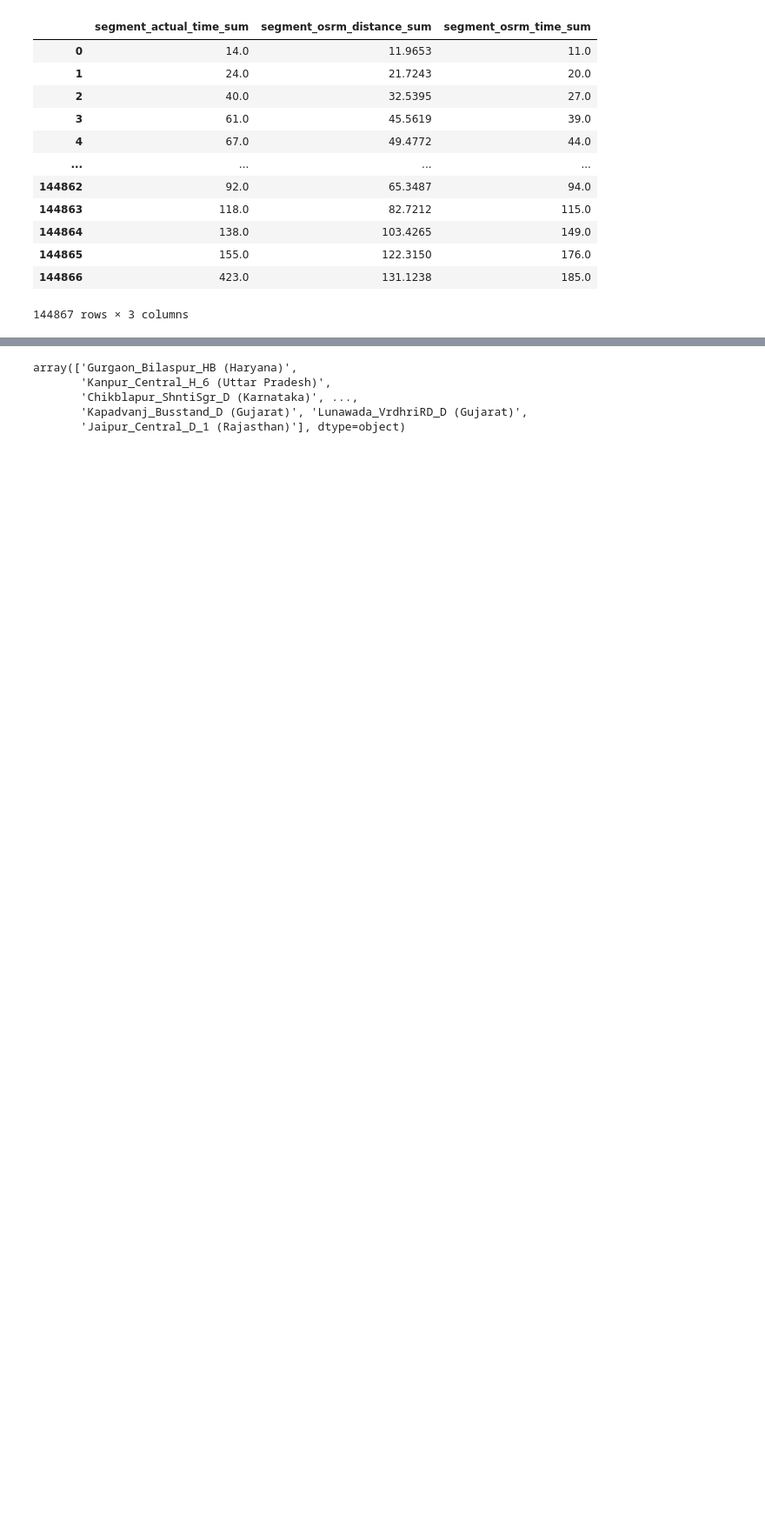
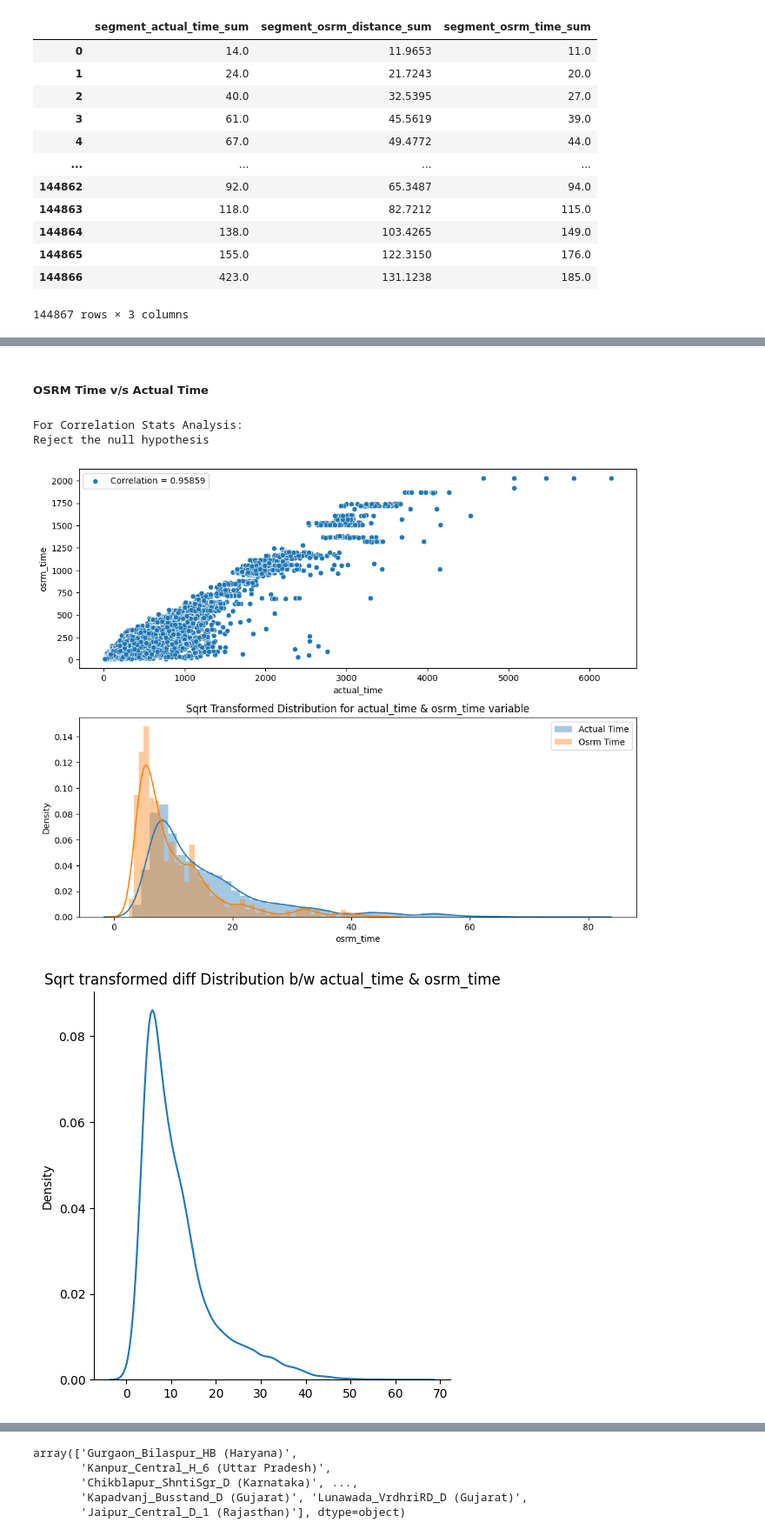
Before and after one commit to trehansalil/delhivery_analysis, a Jupyter notebook: analysis.ipynb, the cells around one changed output, grey strips where cells are left out. Shown at 87% size. Cells and saved outputs as stored; diff of their text form; code cells hidden in the pictures; blank space fills up the shorter version.

```diff
--- a/analysis.ipynb
+++ b/analysis.ipynb
@@ -358,0 +419,32 @@ trip['destination_center_alpha_id'] = trip['destination_center'].apply(lambda x:
+# %%
+# Extracting information from source center and destination center
+# lowering all columns
+
+trip['destination_name'] = trip['destination_name'].str.lower()
+trip['source_name'] = trip['source_name'].str.lower()
+
+trip['source_center_zipcode'] = trip['source_center'].apply(lambda x: info_collector(x, index=1))
+trip['source_center_alpha_id'] = trip['source_center'].apply(lambda x: info_collector(x, index=2))
+
+trip['source_state'] = trip['source_name'].apply(lambda x: place2state(x))
+trip['source_city']  = trip['source_name'].apply(lambda x: place2city(x))
+trip['source_place'] = trip['source_name'].apply(lambda x: place2city_place(x))
+trip['source_code']  = trip['source_name'].apply(lambda x: place2code(x))
+
+trip['destination_center_zipcode'] = trip['destination_center'].apply(lambda x: info_collector(x, index=1))
+trip['destination_center_alpha_id'] = trip['destination_center'].apply(lambda x: info_collector(x, index=2))
+
+trip['destination_state'] = trip['destination_name'].apply(lambda x: place2state(x))
+trip['destination_city']  = trip['destination_name'].apply(lambda x: place2city(x))
+trip['destination_place'] = trip['destination_name'].apply(lambda x: place2city_place(x))
+trip['destination_code']  = trip['destination_name'].apply(lambda x: place2code(x))
+
+# Creating some datetime features from trip_creation_time
+trip['trip_hour'] = trip.trip_creation_time.dt.hour
+trip['trip_time_of_day'] = trip['trip_hour'].apply(lambda x: 'Night' if (x<7) | (x>22) else ('Morning' if x<10 else ('Afternoon' if x<16 else 'Evening'))).astype('category')
+trip['trip_date'] = trip.trip_creation_time.dt.date
+trip['trip_day'] = trip.trip_creation_time.dt.day
+trip['trip_month'] = trip.trip_creation_time.dt.month
+trip['trip_year'] = trip.trip_creation_time.dt.year
+trip['trip_week'] = trip['trip_creation_time'].dt.isocalendar().week
+trip['trip_dayofweek'] = trip['trip_creation_time'].dt.dayofweek
@@ -358,0 +539,17 @@ trip['destination_center_alpha_id'] = trip['destination_center'].apply(lambda x:
+# %% [markdown]
+##### OSRM Time v/s Actual Time
+# %%
+viz_analysis_nums(x='actual_time', y='osrm_time', trans_meth='sqrt')
+
+# It's clear from the graph that osrm_time predicts lesser time
+# than what is actually taken in many cases, following a parabolic
+# looking relation y= mx2 but still need to be verified statistically
+
+# actual_time & osrm_time have a significantly high correlation
+# and seem to be highly collinear/interdependent features
+# but the distributions seem to be quite distinct from each other
+# %% [output]
+For Correlation Stats Analysis:
+Reject the null hypothesis
+[figure, added]
+[figure, added]
```
Also changed, not shown: parts of 29 cells of this notebook.
